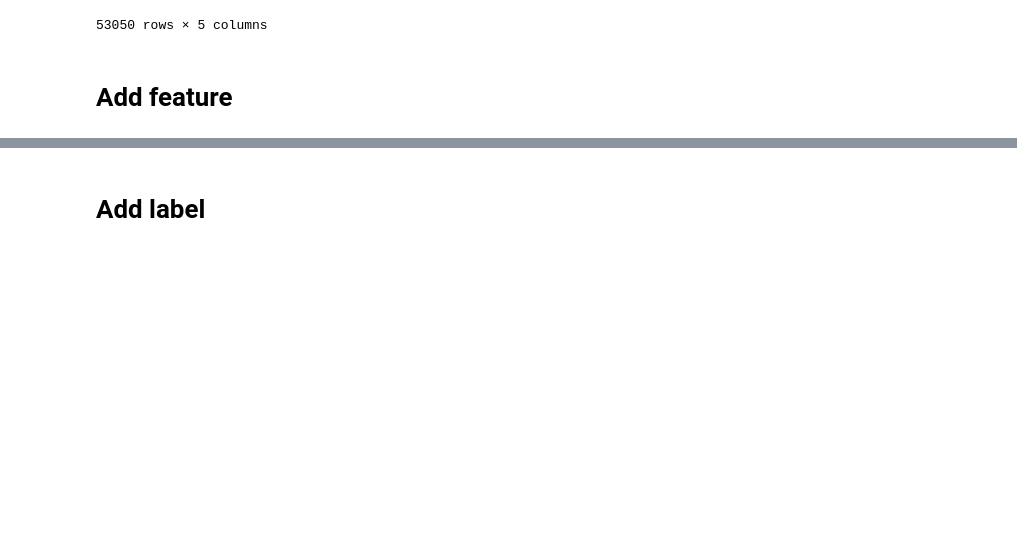
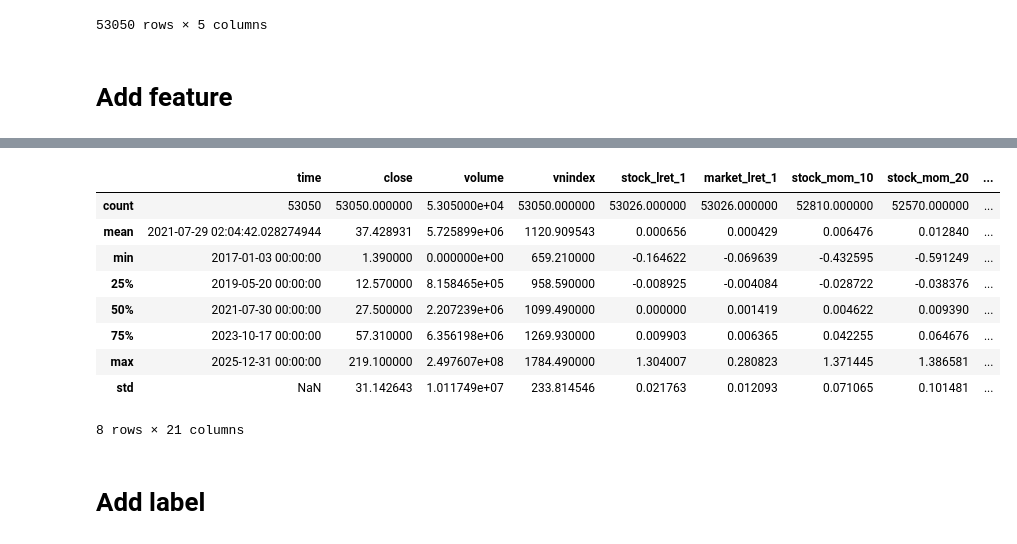
Before and after one commit to manhtdxxx/stock-return-prediction, a Jupyter notebook: lstm.ipynb, the cells around one changed output, grey strips where cells are left out. Saved outputs shown, nothing was run; the diff lists cells and outputs as text; code cells hidden in the pictures; blank space fills up the shorter version.

```diff
--- a/lstm.ipynb
+++ b/lstm.ipynb
@@ -76,3 +186,16 @@ memory usage: 2.8+ MB
+# %%
+df5.describe()
+# %% [output]
+|  | time | close | volume | vnindex | stock_lret_1 | market_lret_1 | stock_mom_10 | stock_mom_20 | ... |
+| count | 53050 | 53050.000000 | 5.305000e+04 | 53050.000000 | 53026.000000 | 53026.000000 | 52810.000000 | 52570.000000 | ... |
+| mean | 2021-07-29 02:04:42.028274944 | 37.428931 | 5.725899e+06 | 1120.909543 | 0.000656 | 0.000429 | 0.006476 | 0.012840 | ... |
+| min | 2017-01-03 00:00:00 | 1.390000 | 0.000000e+00 | 659.210000 | -0.164622 | -0.069639 | -0.432595 | -0.591249 | ... |
+| 25% | 2019-05-20 00:00:00 | 12.570000 | 8.158465e+05 | 958.590000 | -0.008925 | -0.004084 | -0.028722 | -0.038376 | ... |
+| 50% | 2021-07-30 00:00:00 | 27.500000 | 2.207239e+06 | 1099.490000 | 0.000000 | 0.001419 | 0.004622 | 0.009390 | ... |
+| 75% | 2023-10-17 00:00:00 | 57.310000 | 6.356198e+06 | 1269.930000 | 0.009903 | 0.006365 | 0.042255 | 0.064676 | ... |
+| max | 2025-12-31 00:00:00 | 219.100000 | 2.497607e+08 | 1784.490000 | 1.304007 | 0.280823 | 1.371445 | 1.386581 | ... |
+| std | NaN | 31.142643 | 1.011749e+07 | 233.814546 | 0.021763 | 0.012093 | 0.071065 | 0.101481 | ... |
+8 rows × 21 columns
 # %% [markdown]
 # Add label
 # %%
```
Also changed, not shown: parts of 20 cells of this notebook, 6 other files.
